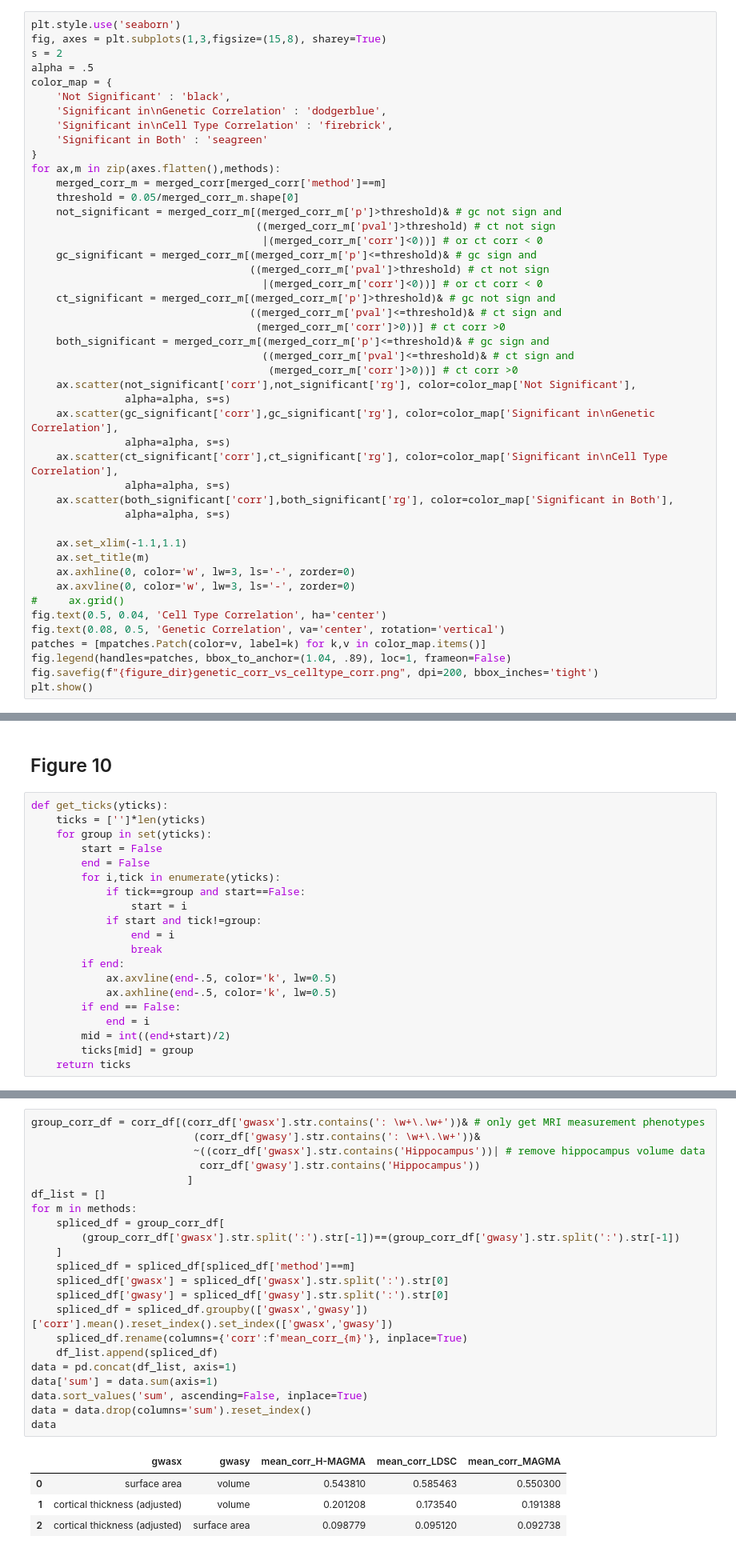
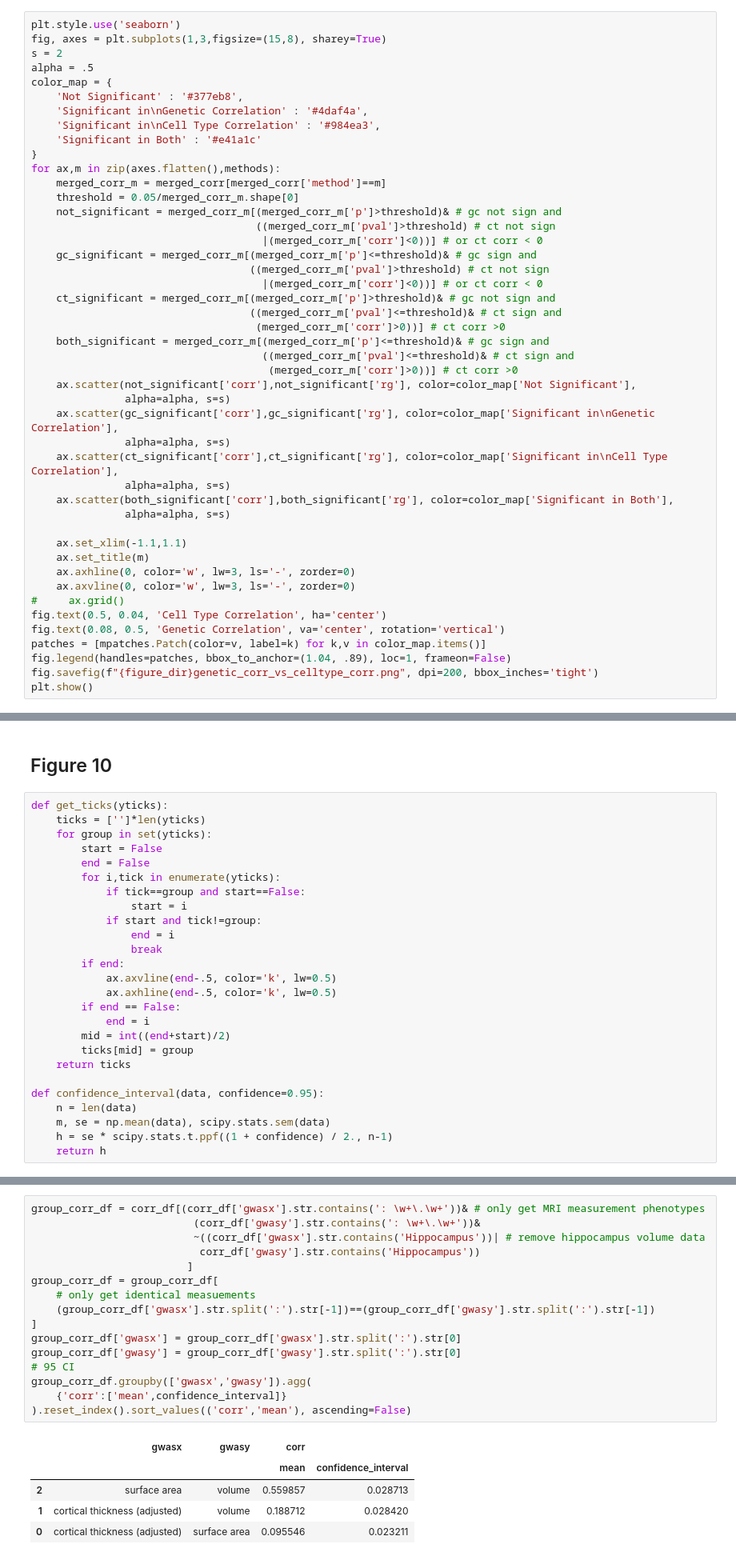
Before and after one commit to erwinerdem/STEAP, a Jupyter notebook: notebooks/figures.ipynb, the cells around one changed output, grey strips where cells are left out. Shown at 80% size. Cells and saved outputs as stored; diff of their text form.

```diff
--- a/notebooks/figures.ipynb
+++ b/notebooks/figures.ipynb
@@ -434,10 +484,10 @@ fig, axes = plt.subplots(1,3,figsize=(15,8), sharey=True)
 s = 2
 alpha = .5
 color_map = {
-    'Not Significant' : 'black',
-    'Significant in\nGenetic Correlation' : 'dodgerblue',
-    'Significant in\nCell Type Correlation' : 'firebrick',
-    'Significant in Both' : 'seagreen'
+    'Not Significant' : '#377eb8',
+    'Significant in\nGenetic Correlation' : '#4daf4a',
+    'Significant in\nCell Type Correlation' : '#984ea3',
+    'Significant in Both' : '#e41a1c'
 }
 for ax,m in zip(axes.flatten(),methods):
     merged_corr_m = merged_corr[merged_corr['method']==m]
@@ -539,6 +589,12 @@ def get_ticks(yticks):
         mid = int((end+start)/2)
         ticks[mid] = group
     return ticks
+
+def confidence_interval(data, confidence=0.95):
+    n = len(data)
+    m, se = np.mean(data), scipy.stats.sem(data)
+    h = se * scipy.stats.t.ppf((1 + confidence) / 2., n-1)
+    return h
 # %%
 plt.style.use('default')
 fig, ax = plt.subplots(1,1, figsize=(5,5))
@@ -615,30 +671,25 @@ plt.show()
 # %%
 group_corr_df = corr_df[(corr_df['gwasx'].str.contains(': \w+\.\w+'))& # only get MRI measurement phenotypes
                           (corr_df['gwasy'].str.contains(': \w+\.\w+'))&
                           ~((corr_df['gwasx'].str.contains('Hippocampus'))| # remove hippocampus volume data
                            corr_df['gwasy'].str.contains('Hippocampus'))
                          ]
-df_list = []
-for m in methods:
-    spliced_df = group_corr_df[
-        (group_corr_df['gwasx'].str.split(':').str[-1])==(group_corr_df['gwasy'].str.split(':').str[-1])
-    ]
-    spliced_df = spliced_df[spliced_df['method']==m]
-    spliced_df['gwasx'] = spliced_df['gwasx'].str.split(':').str[0]
-    spliced_df['gwasy'] = spliced_df['gwasy'].str.split(':').str[0]
-    spliced_df = spliced_df.groupby(['gwasx','gwasy'])['corr'].mean().reset_index().set_index(['gwasx','gwasy'])
-    spliced_df.rename(columns={'corr':f'mean_corr_{m}'}, inplace=True)
-    df_list.append(spliced_df)
-data = pd.concat(df_list, axis=1)
-data['sum'] = data.sum(axis=1)
-data.sort_values('sum', ascending=False, inplace=True)
-data = data.drop(columns='sum').reset_index()
-data
+group_corr_df = group_corr_df[
+    # only get identical measuements
+    (group_corr_df['gwasx'].str.split(':').str[-1])==(group_corr_df['gwasy'].str.split(':').str[-1])
+]
+group_corr_df['gwasx'] = group_corr_df['gwasx'].str.split(':').str[0]
+group_corr_df['gwasy'] = group_corr_df['gwasy'].str.split(':').str[0]
+# 95 CI
+group_corr_df.groupby(['gwasx','gwasy']).agg(
+    {'corr':['mean',confidence_interval]}
+).reset_index().sort_values(('corr','mean'), ascending=False)
 # %% [output]
-|  | gwasx | gwasy | mean_corr_H-MAGMA | mean_corr_LDSC | mean_corr_MAGMA |
-| 0 | surface area | volume | 0.543810 | 0.585463 | 0.550300 |
-| 1 | cortical thickness (adjusted) | volume | 0.201208 | 0.173540 | 0.191388 |
-| 2 | cortical thickness (adjusted) | surface area | 0.098779 | 0.095120 | 0.092738 |
+|  | gwasx | gwasy | corr |  |
+|  |  |  | mean | confidence_interval |
+| 2 | surface area | volume | 0.559857 | 0.028713 |
+| 1 | cortical thickness (adjusted) | volume | 0.188712 | 0.028420 |
+| 0 | cortical thickness (adjusted) | surface area | 0.095546 | 0.023211 |
 # %%
 plt.style.use('default')
 fig, ax = plt.subplots(1,1, figsize=(8,8))
```
Also changed, not shown: parts of 12 cells of this notebook, 2 other files.
